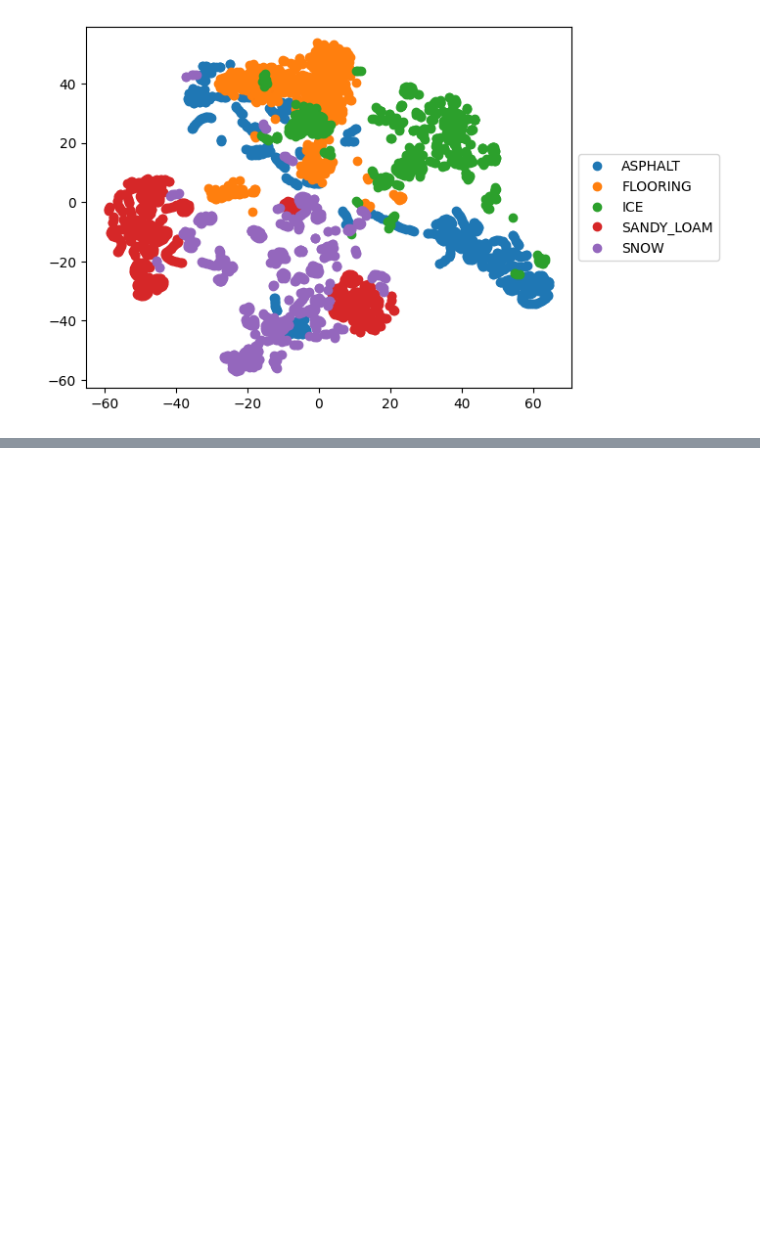
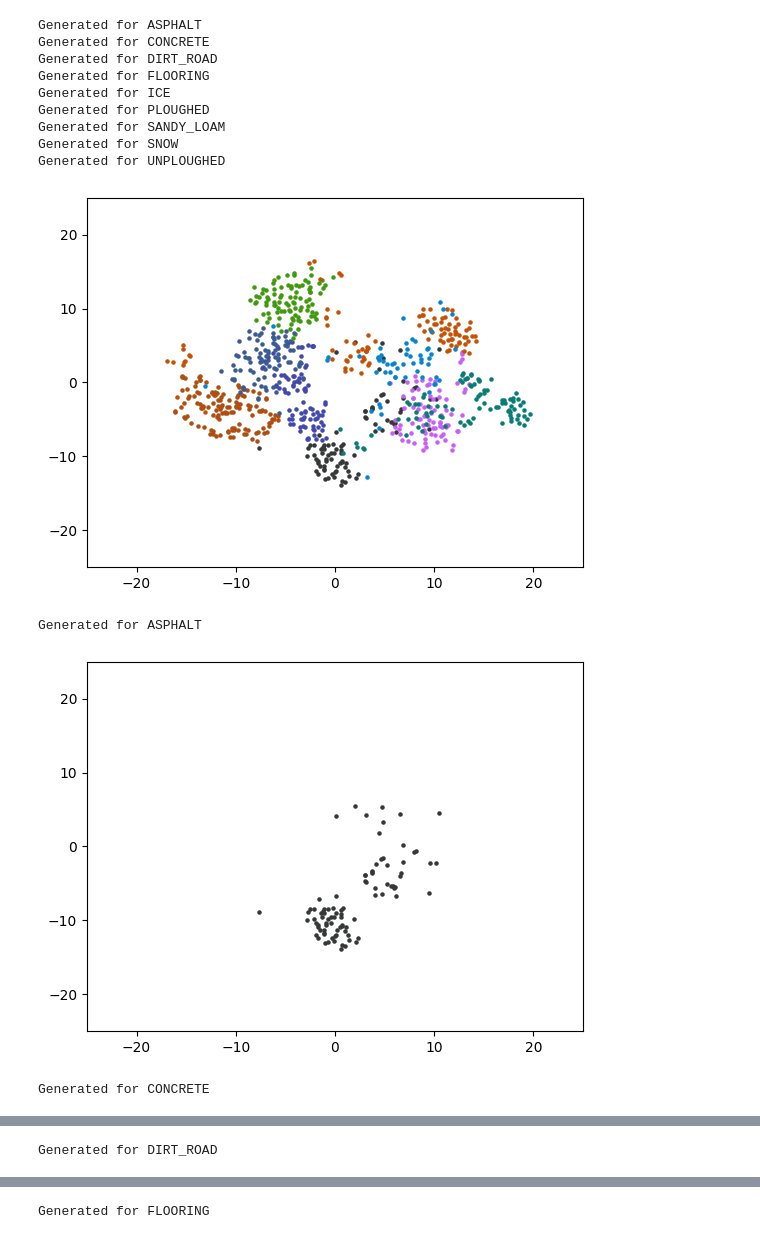
Before and after one commit to norlab-ulaval/BorealTC, a Jupyter notebook: metrics.ipynb, the cells around one changed output, grey strips where cells are left out. Drawn from its saved outputs; the diff is of its cells as text; code cells hidden in the pictures; blank space fills up the shorter version.

```diff
--- a/metrics.ipynb
+++ b/metrics.ipynb
@@ -155,12 +155,58 @@ num_pred = X.shape[0]
 fold_size = num_pred // 5
 X = X[fold_size * k:fold_size * (k + 1)]
 yytest = ytest[fold_size * k:fold_size * (k + 1)]
-X_embedded = TSNE(n_components=2, perplexity=50, learning_rate=10, n_iter=2000).fit_transform(X)
+X_embedded = TSNE(n_components=2, perplexity=50, learning_rate=10).fit_transform(X)
 
-# ytest
-for i, terrain in enumerate(terrains):
-    plt.plot(X_embedded[yytest == i, 0], X_embedded[yytest == i, 1], "o", label=terrain)
-plt.legend(loc='center left', bbox_to_anchor=(1, 0.5))
-plt.show()
+# plt.legend(loc='center left', bbox_to_anchor=(1, 0.5))
+# plt.show()
-# %% [output]
-[figure, removed]
+# %%
+from utils import constants
+
+for i, terrain in enumerate(terrains):
+    c = constants.PLOTCOLORS[terrain.lower().replace("_", " ")]
+    plt.scatter(X_embedded[yytest == i, 0], X_embedded[yytest == i, 1], 20, label=terrain, marker='.', c=c)
+    if results_dir.stem == "vulpi":
+        plt.xlim(-30, 40)
+        plt.ylim(-30, 30)
+    elif results_dir.stem == "husky":
+        plt.xlim(-45, 45)
+        plt.ylim(-45, 45)
+    else:
+        plt.xlim(-25, 25)
+        plt.ylim(-25, 25)
+    print(f'Generated for {terrain}')
+    plt.plot()
+
+plt.savefig(f'figs/{results_dir.stem}_total.pdf')
+plt.show()
+# ytest
+for i, terrain in enumerate(terrains):
+    c = constants.PLOTCOLORS[terrain.lower().replace("_", " ")]
+    plt.scatter(X_embedded[yytest == i, 0], X_embedded[yytest == i, 1], 20, label=terrain, marker='.', c=c)
+    if results_dir.stem == "vulpi":
+        plt.xlim(-30, 40)
+        plt.ylim(-30, 30)
+    elif results_dir.stem == "husky":
+        plt.xlim(-45, 45)
+        plt.ylim(-45, 45)
+    else:
+        plt.xlim(-25, 25)
+        plt.ylim(-25, 25)
+    plt.savefig(f'figs/{results_dir.stem}_{terrain}.pdf')
+    print(f'Generated for {terrain}')
+    plt.plot()
+    plt.show()
+# %% [output]
+Generated for ASPHALT
+Generated for CONCRETE
+Generated for DIRT_ROAD
+Generated for FLOORING
+Generated for ICE
+Generated for PLOUGHED
+Generated for SANDY_LOAM
+Generated for SNOW
+Generated for UNPLOUGHED
+[figure, added]
+Generated for ASPHALT
+[figure, added]
+Generated for CONCRETE
@@ -166,0 +214 @@ plt.show()
+Generated for DIRT_ROAD
@@ -166,0 +216 @@ plt.show()
+Generated for FLOORING
```
Also changed, not shown: parts of 9 cells of this notebook, 22 other files.
